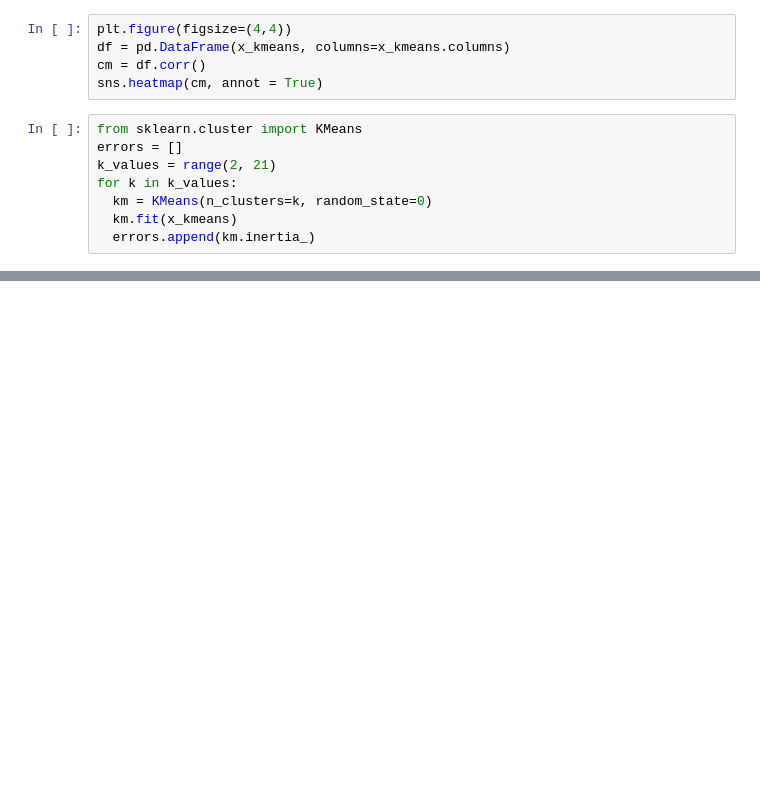
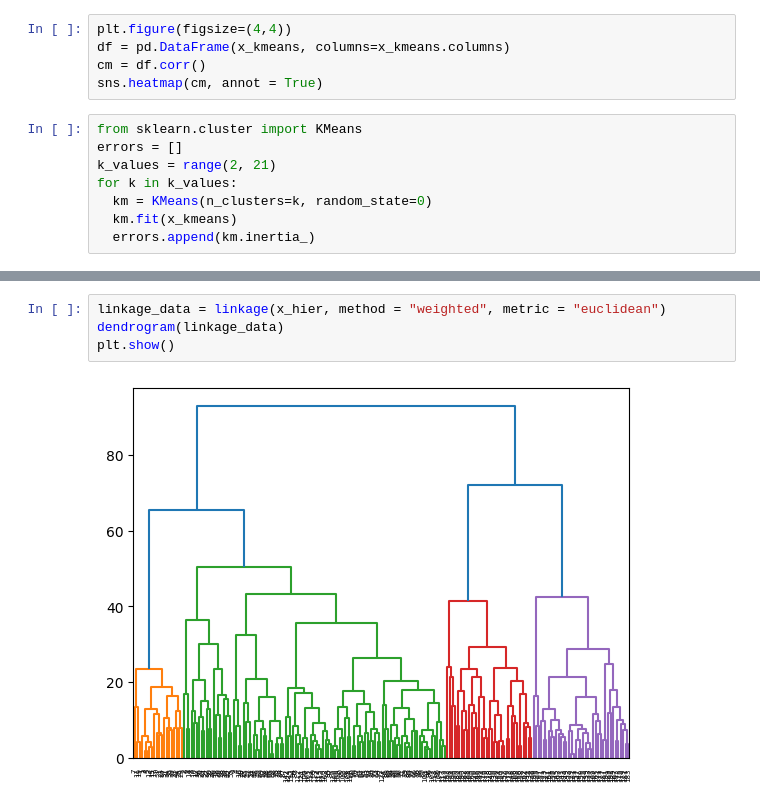
Before and after one commit to Indian1999/klaszterezes, a Jupyter notebook: Klaszterezés_szombat13.ipynb, the cells around one changed output, grey strips where cells are left out. Saved outputs shown, nothing was run; the diff lists cells and outputs as text; blank space fills up the shorter version.

```diff
--- a/Klaszterezés_szombat13.ipynb
+++ b/Klaszterezés_szombat13.ipynb
@@ -56,0 +86,6 @@ plt.show()
+# %%
+linkage_data = linkage(x_hier, method = "weighted", metric = "euclidean")
+dendrogram(linkage_data)
+plt.show()
+# %% [output]
+[figure, added]
```
Also changed, not shown: parts of 15 cells of this notebook.
